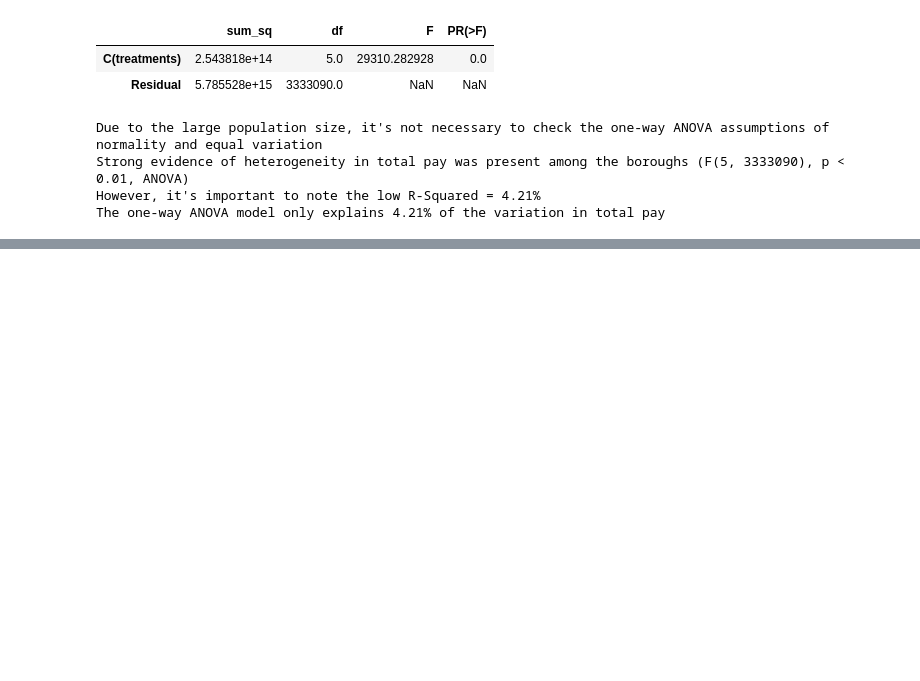
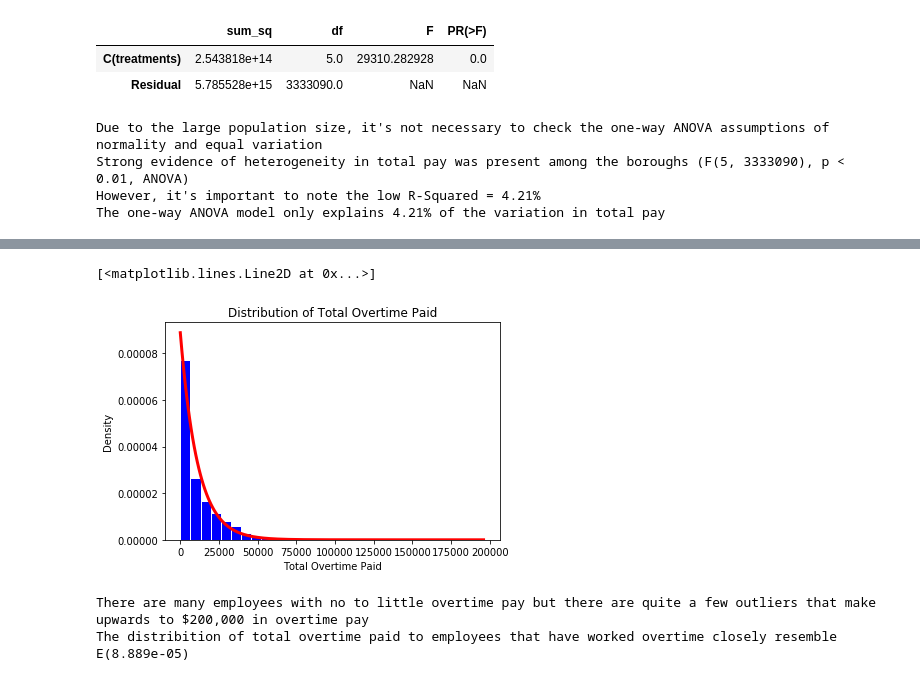
Before and after one commit to esm2000/nyc_payroll, a Jupyter notebook: citywide_payroll.ipynb, the cells around one changed output, grey strips where cells are left out. Cells and saved outputs as stored; diff of their text form; code cells hidden in the pictures; blank space fills up the shorter version.

```diff
--- a/citywide_payroll.ipynb
+++ b/citywide_payroll.ipynb
@@ -738,3 +752,23 @@ The one-way ANOVA model only explains 4.21% of the variation in total pay
+# %%
+ot_paid_filter = payroll_sample["Total OT Paid"] > 0
+ot_paid_payroll_sample = payroll_sample[ot_paid_filter]
+ot_paid_payroll_sample["Total OT Paid"].hist(grid = False, edgecolor = "white", bins = 30, density = True, color = "b")
+plt.title("Distribution of Total Overtime Paid")
+plt.xlabel("Total Overtime Paid")
+plt.ylabel("Density")
+
+x = np.arange(ot_paid_payroll_sample["Total OT Paid"].min(), ot_paid_payroll_sample["Total OT Paid"].max(), 1000)
+y = stats.expon.pdf(x, scale = ot_paid_payroll_sample["Total OT Paid"].mean())
+plt.plot(x,y, color = "red", linewidth = 3)
+# %% [output]
+[<matplotlib.lines.Line2D at 0x...>]
+[figure, added]
+# %%
+print("There are many employees with no to little overtime pay but there are quite a few outliers that make upwards to $200,000 in overtime pay")
+print("The distribition of total overtime paid to employees that have worked overtime closely resemble E(" + str(round(1 / ot_paid_payroll_sample["Total OT Paid"].mean(), 8)) + ")")
+# %% [output]
+There are many employees with no to little overtime pay but there are quite a few outliers that make upwards to $200,000 in overtime pay
+The distribition of total overtime paid to employees that have worked overtime closely resemble E(8.889e-05)
 # %%
 # bar graph of the pay of active and ceased employees
 # %%
```
Also changed, not shown: parts of 5 cells of this notebook.
